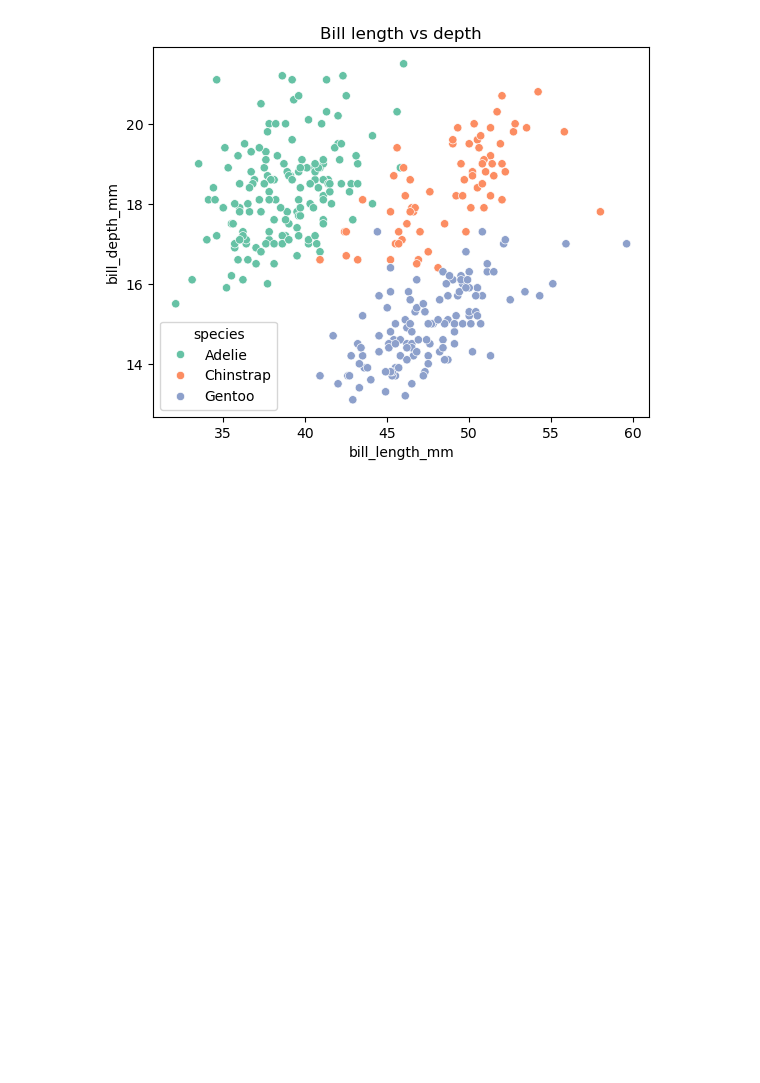
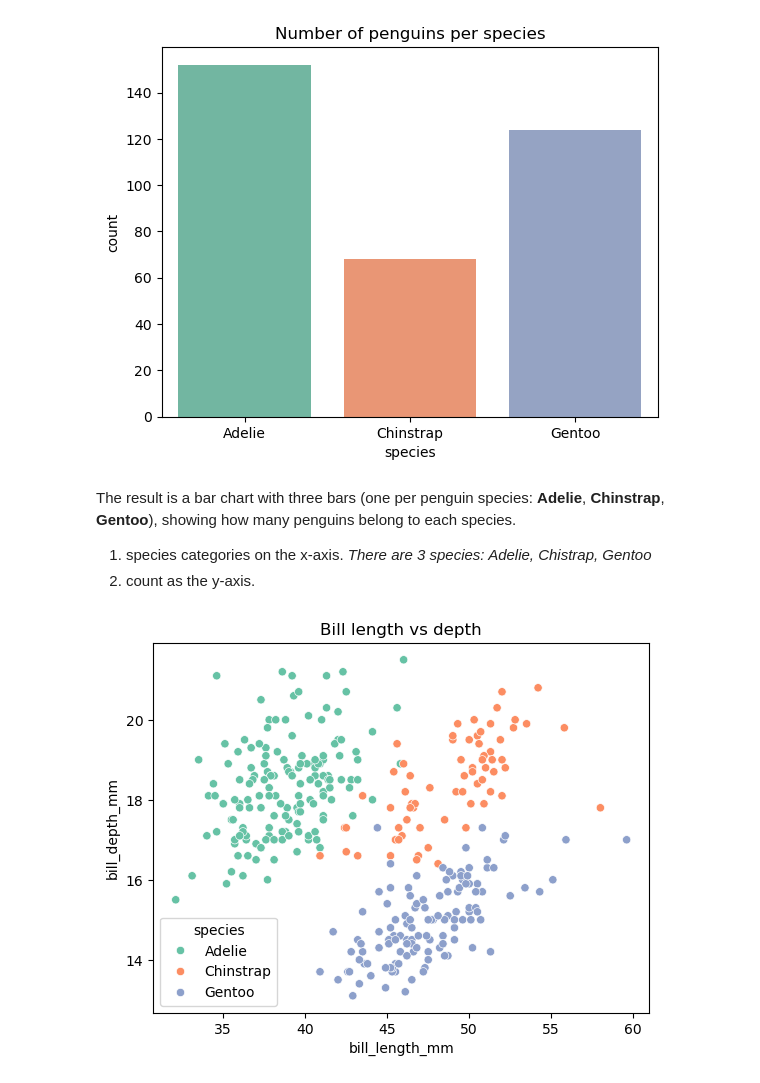
Before and after one commit to liqinsg/ai-sprint, a Jupyter notebook: day1-eda.ipynb, the cells around one changed output. Cells and saved outputs as stored; diff of their text form; code cells hidden in the pictures; blank space fills up the shorter version.

```diff
--- a/day1-eda.ipynb
+++ b/day1-eda.ipynb
@@ -12,3 +24,24 @@ plt.show()
+# %%
+# cell 3 – species count bar
+"""
+data=df: Uses the penguin DataFrame as the data source
+x='species': Places species categories on the x-axis
+hue='species': Colors each bar by species (creates color distinction)
+palette='Set2': Applies a color palette with soft, distinct colors
+legend=False: Hides the legend since the x-axis labels already show species names
+"""
+
+# Updated countplot
+sns.countplot(data=df, x='species', hue='species', palette='Set2', legend=False)
+plt.title('Number of penguins per species')
+plt.show()
+# %% [output]
+[figure, added]
+# %% [markdown]
+The result is a bar chart with three bars (one per penguin species: **Adelie**, **Chinstrap**, **Gentoo**), showing how many penguins belong to each species.
+
+1. species categories on the x-axis. _There are 3 species: Adelie, Chistrap, Gentoo_
+2. count as the y-axis.
 # %%
 # cell 4
 sns.scatterplot(data=df,
```
Also changed, not shown: parts of 10 cells of this notebook.
